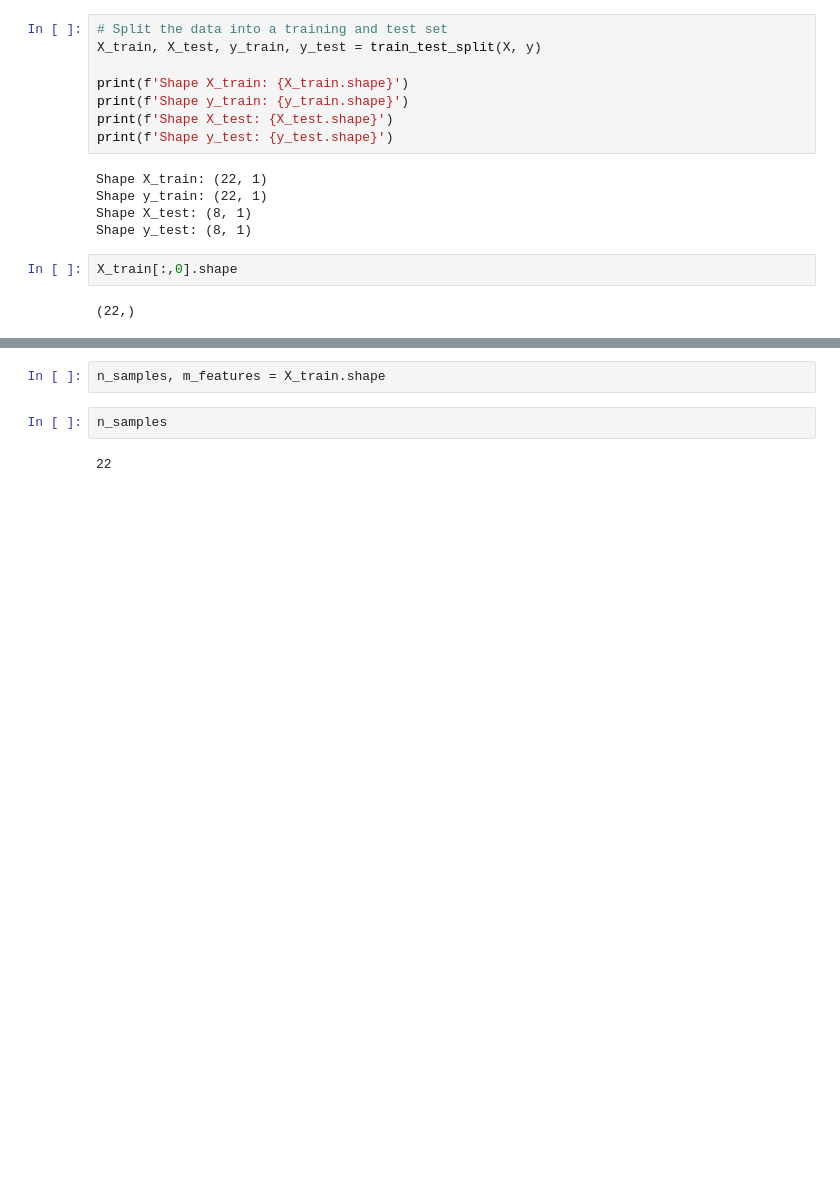
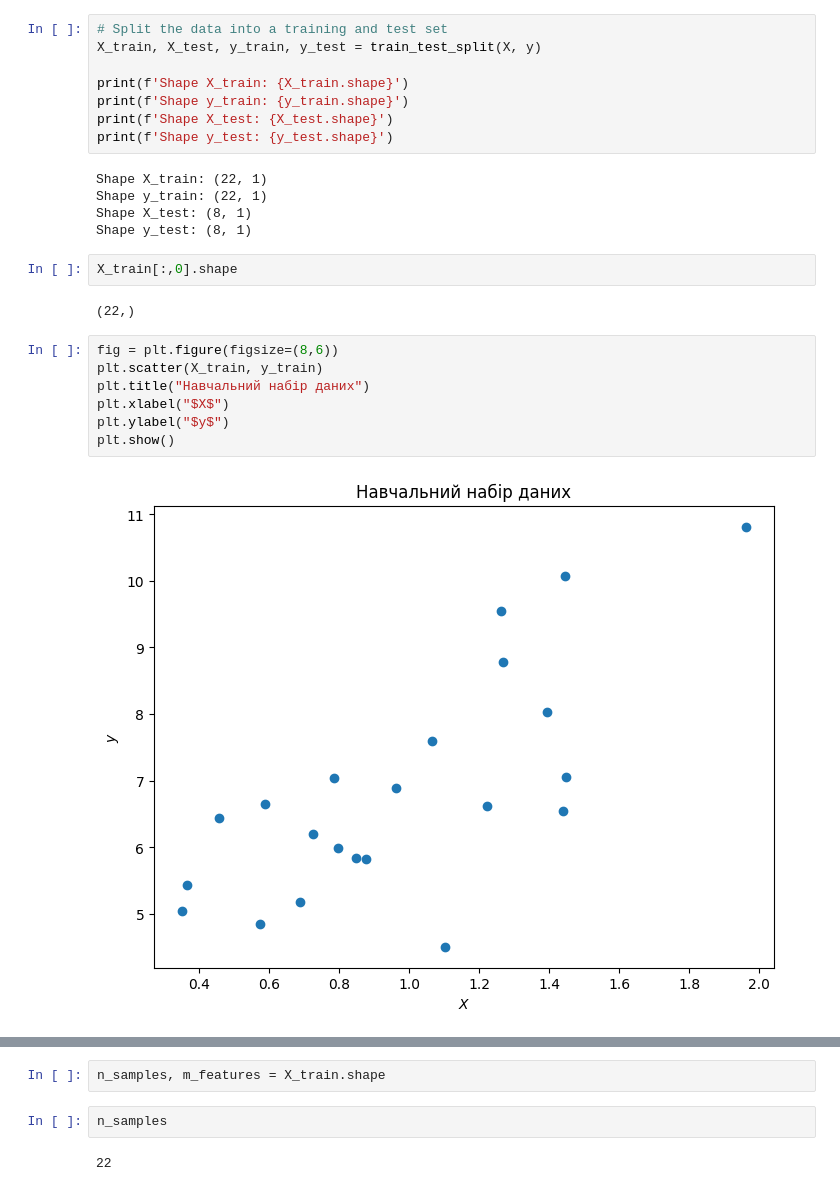
Before and after one commit to YKochura/ai-lab, a Jupyter notebook: linear-regression/linear_regression.ipynb, the cells around one changed output, grey strips where cells are left out. Saved outputs shown, nothing was run; the diff lists cells and outputs as text; blank space fills up the shorter version.

```diff
--- a/linear-regression/linear_regression.ipynb
+++ b/linear-regression/linear_regression.ipynb
@@ -118,6 +106,15 @@ Shape y_test: (8, 1)
 X_train[:,0].shape
 # %% [output]
 (22,)
+# %%
+fig = plt.figure(figsize=(8,6))
+plt.scatter(X_train, y_train)
+plt.title("Навчальний набір даних")
+plt.xlabel("$X$")
+plt.ylabel("$y$")
+plt.show()
+# %% [output]
+[figure, added]
 # %%
 coef = np.polyfit(X_train[:,0], y_train[:,0], 1)
 poly1d_fn = np.poly1d(coef)  # to create a linear function with coefficients
```
Also changed, not shown: parts of 8 cells of this notebook.
